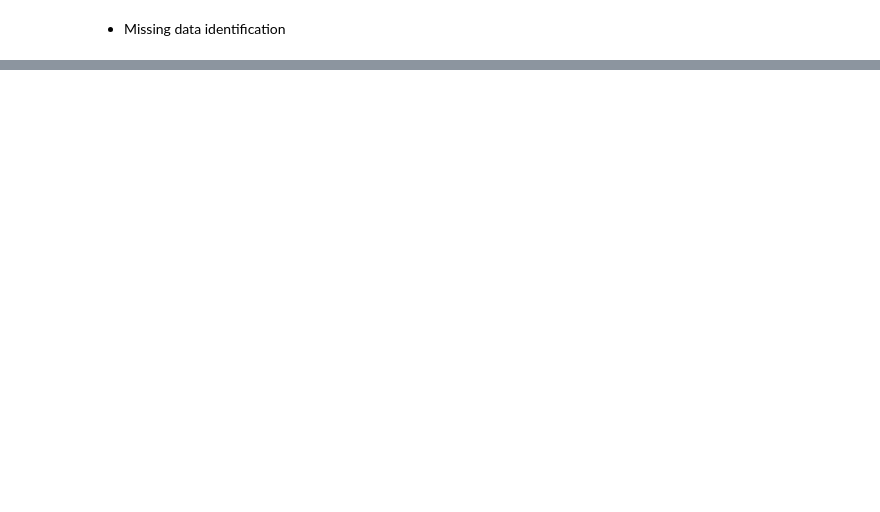
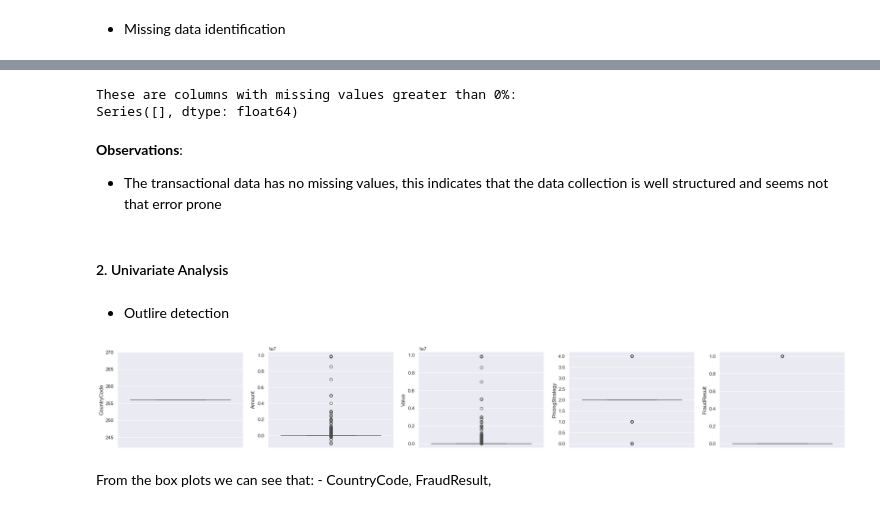
Before and after one commit to WildCayote/Bati-Bank-Credit-Scoring, a Jupyter notebook: notebooks/eda.ipynb, the cells around one changed output, grey strips where cells are left out. Drawn from its saved outputs; the diff is of its cells as text; code cells hidden in the pictures; blank space fills up the shorter version.

```diff
--- a/notebooks/eda.ipynb
+++ b/notebooks/eda.ipynb
@@ -98,0 +87,39 @@ dtype: float64
+# %%
+eda_analyzer.missing_values()
+# %% [output]
+These are columns with missing values greater than 0%:
+Series([], dtype: float64)
+# %% [markdown]
+**Observations**:
+- The transactional data has no missing values, this indicates that the data collection is well structured and seems not that error prone
+# %% [markdown]
+#### 2. Univariate Analysis
+# %% [markdown]
+- Outlire detection
+# %%
+# first obtain the numerical data
+numerical_data = data._get_numeric_data()
+
+# obtain the columns
+numerical_cols = numerical_data.columns
+# %%
+# decide the number of cols in an image
+NUM_COLS = 5
+
+# calculate the number of rows
+num_rows = math.ceil(len(numerical_cols) / NUM_COLS)
+
+# create subpltos
+fig, axes = plt.subplots(ncols=NUM_COLS, nrows=num_rows, figsize=(30, 4 * num_rows))
+
+# flatten the axes
+axes = axes.flatten()
+
+for idx, column in enumerate(numerical_cols):
+    sns.boxplot(data=data[column], ax=axes[idx])
+plt.show()
+# %% [output]
+[figure, added]
+# %% [markdown]
+From the box plots we can see that:
+    - CountryCode, FraudResult,
```
Also changed, not shown: parts of 8 cells of this notebook.
